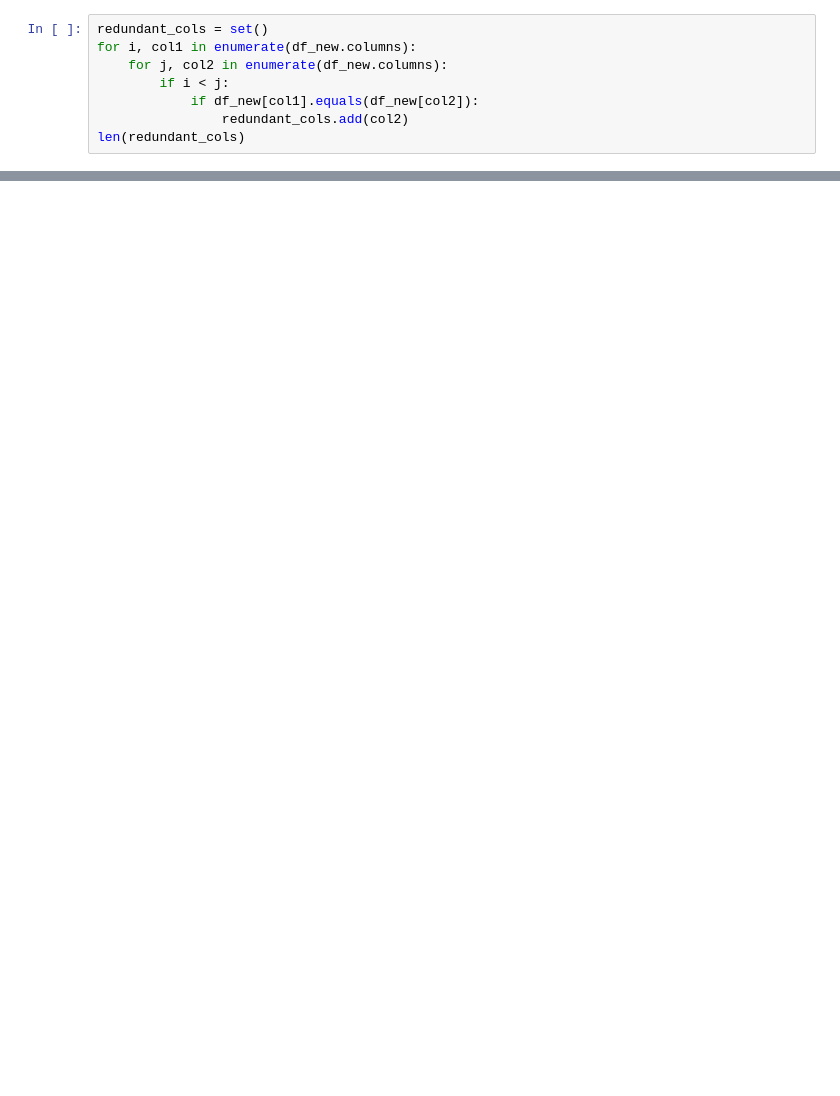
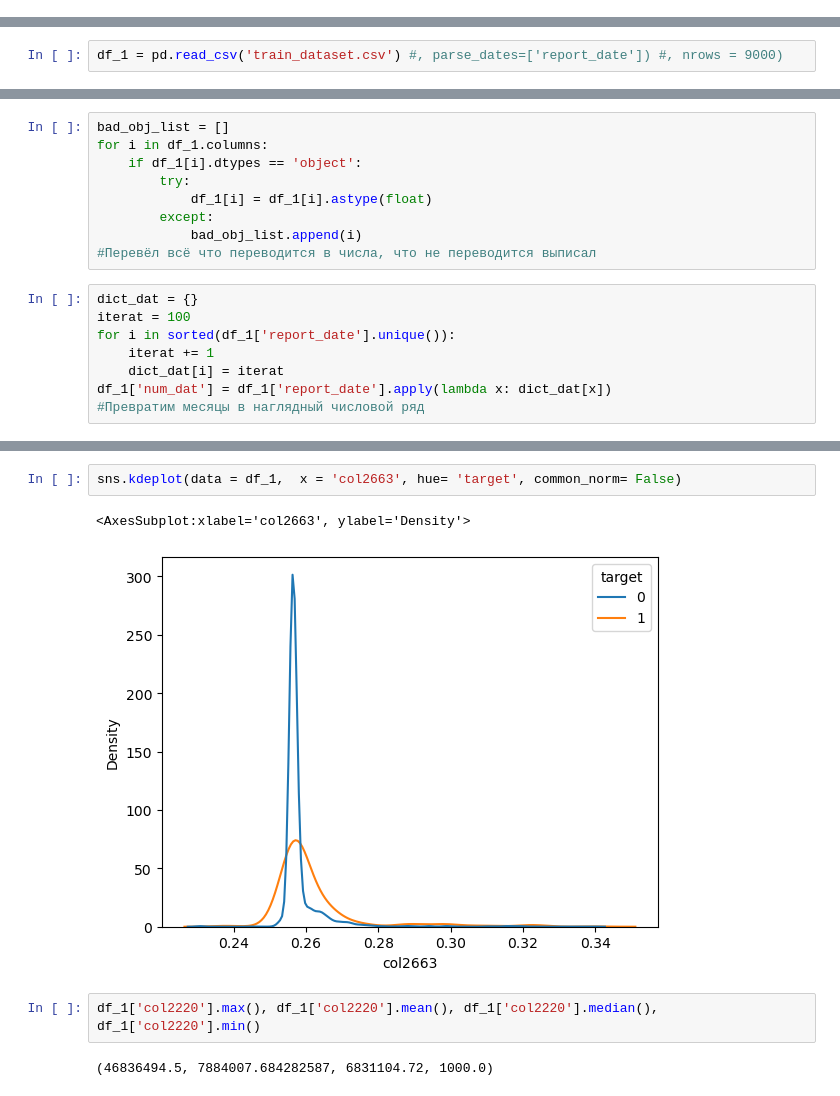
Before and after one commit to alinakitieva/parking_purchase_predictor, a Jupyter notebook: hackathon.ipynb, the cells around one changed output, grey strips where cells are left out. Saved outputs shown, nothing was run; the diff lists cells and outputs as text; blank space fills up the shorter version.

```diff
--- a/hackathon.ipynb
+++ b/hackathon.ipynb
@@ -275,8 +0,0 @@ df_new.drop(columns=similar_cols, inplace=True)
-# %%
-redundant_cols = set()
-for i, col1 in enumerate(df_new.columns):
-    for j, col2 in enumerate(df_new.columns):
-        if i < j:
-            if df_new[col1].equals(df_new[col2]):
-                redundant_cols.add(col2)
-len(redundant_cols)
@@ -681,0 +57,2 @@ plt.show()
+# %%
+df_1 = pd.read_csv('train_dataset.csv') #, parse_dates=['report_date']) #, nrows = 9000)
@@ -681,0 +89,17 @@ plt.show()
+# %%
+bad_obj_list = []
+for i in df_1.columns:
+    if df_1[i].dtypes == 'object':
+        try:
+            df_1[i] = df_1[i].astype(float)
+        except:
+            bad_obj_list.append(i)
+#Перевёл всё что переводится в числа, что не переводится выписал
+# %%
+dict_dat = {}
+iterat = 100
+for i in sorted(df_1['report_date'].unique()):
+    iterat += 1
+    dict_dat[i] = iterat
+df_1['num_dat'] = df_1['report_date'].apply(lambda x: dict_dat[x])
+#Превратим месяцы в наглядный числовой ряд
@@ -681,0 +197,9 @@ plt.show()
+# %%
+sns.kdeplot(data = df_1,  x = 'col2663', hue= 'target', common_norm= False)
+# %% [output]
+<AxesSubplot:xlabel='col2663', ylabel='Density'>
+[figure, added]
+# %%
+df_1['col2220'].max(), df_1['col2220'].mean(), df_1['col2220'].median(),  df_1['col2220'].min()
+# %% [output]
+(46836494.5, 7884007.684282587, 6831104.72, 1000.0)
```
Also changed, not shown: parts of 184 cells of this notebook.
